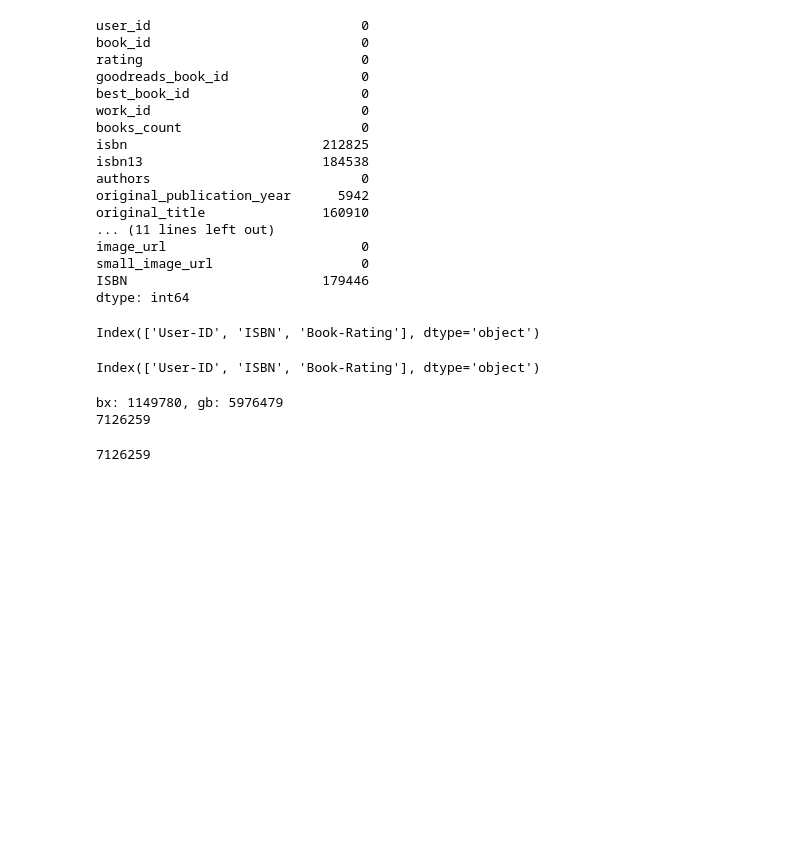
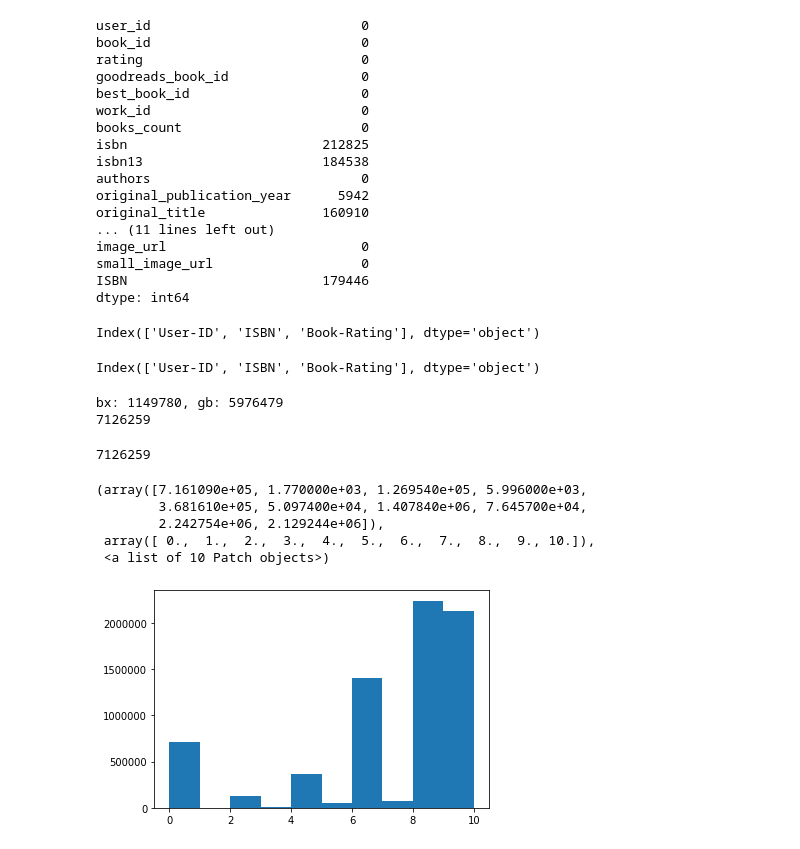
Before and after one commit to BloomTech-Labs/lambdaX-betterReads-ds, a Jupyter notebook: data_quick_look.ipynb, the cells around one changed output. Drawn from its saved outputs; the diff is of its cells as text; code cells hidden in the pictures; blank space fills up the shorter version.

Commit message:
data wrangling, created new notebook for preliminary eda

```diff
--- a/data_quick_look.ipynb
+++ b/data_quick_look.ipynb
@@ -373,6 +373,9 @@ print(len(bx_ratings) + len(gbx))
 # %% [output]
 bx: 1149780, gb: 5976479
 7126259
+# %%
+gbx['Book-Rating'] = gbx['Book-Rating'].multiply(2)
+gbx['Book-Rating'] = gbx['Book-Rating'].round(0)
 # %%
 len(pd.concat([bx_ratings, gbx]))
 # %% [output]
@@ -383,0 +385,9 @@ Xb =
+# %%
+plt.hist(baseline_data['Book-Rating'])
+# %% [output]
+(array([7.161090e+05, 1.770000e+03, 1.269540e+05, 5.996000e+03,
+        3.681610e+05, 5.097400e+04, 1.407840e+06, 7.645700e+04,
+        2.242754e+06, 2.129244e+06]),
+ array([ 0.,  1.,  2.,  3.,  4.,  5.,  6.,  7.,  8.,  9., 10.]),
+ <a list of 10 Patch objects>)
+[figure, added]
```
Also changed, not shown: parts of 5 cells of this notebook, 1 other file.
